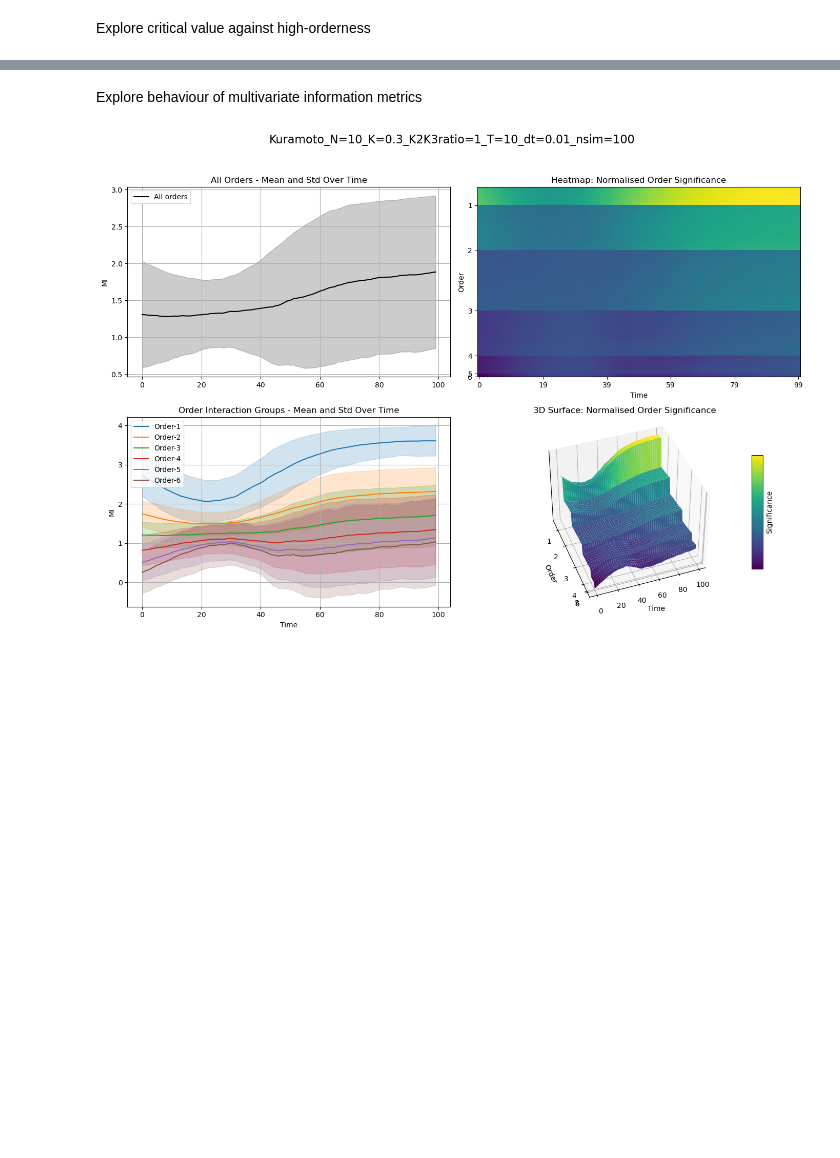
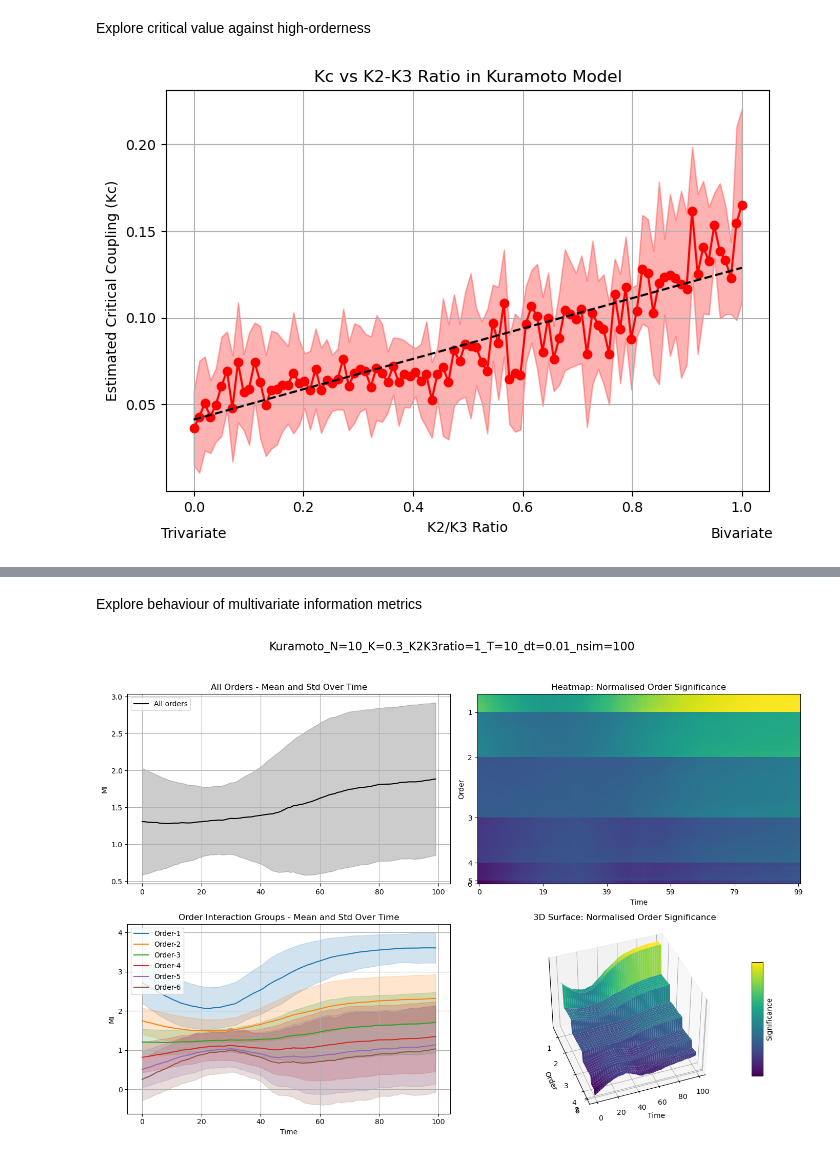
Before and after one commit to cyrilrommens/PhD_2, a Jupyter notebook: kuramoto_complete.ipynb, the cells around one changed output, grey strips where cells are left out. Drawn from its saved outputs; the diff is of its cells as text; code cells hidden in the pictures; blank space fills up the shorter version.

```diff
--- a/kuramoto_complete.ipynb
+++ b/kuramoto_complete.ipynb
@@ -258,12 +258,21 @@ def plot_K2K3_ratio(Kc_data):
     plt.plot(ratios, fit_values, color='black', linestyle='--',
              label=f'Linear Fit\n$R^2$ = {r_squared:.3f}')
 
+    # Add "Bivariate" and "Trivariate" labels below extreme x-values
+    min_x = np.min(ratios)
+    max_x = np.max(ratios)
+    ax = plt.gca()
+    transform = ax.get_xaxis_transform()
+    ax.text(min_x, -0.09, 'Trivariate', transform=transform,
+        ha='center', va='top', fontsize=10)
+    ax.text(max_x, -0.09, 'Bivariate', transform=transform,
+        ha='center', va='top', fontsize=10)
+
     # Labels and formatting
     plt.xlabel('K2/K3 Ratio')
     plt.ylabel('Estimated Critical Coupling (Kc)')
     plt.title('Kc vs K2-K3 Ratio in Kuramoto Model')
     plt.grid(True)
-    plt.legend()
     plt.tight_layout()
     plt.show()
 # %% [markdown]
@@ -294,5 +303,9 @@ plot_phase_transition(K_values, r_avg_values, r_std_values, Kc_estimation_list)
 # %% [markdown]
 Explore critical value against high-orderness
+# %%
+plot_K2K3_ratio(Kc_data)
+# %% [output]
+[figure, added]
 # %%
 Kc_data = []
 
```
Also changed, not shown: parts of 14 cells of this notebook.
